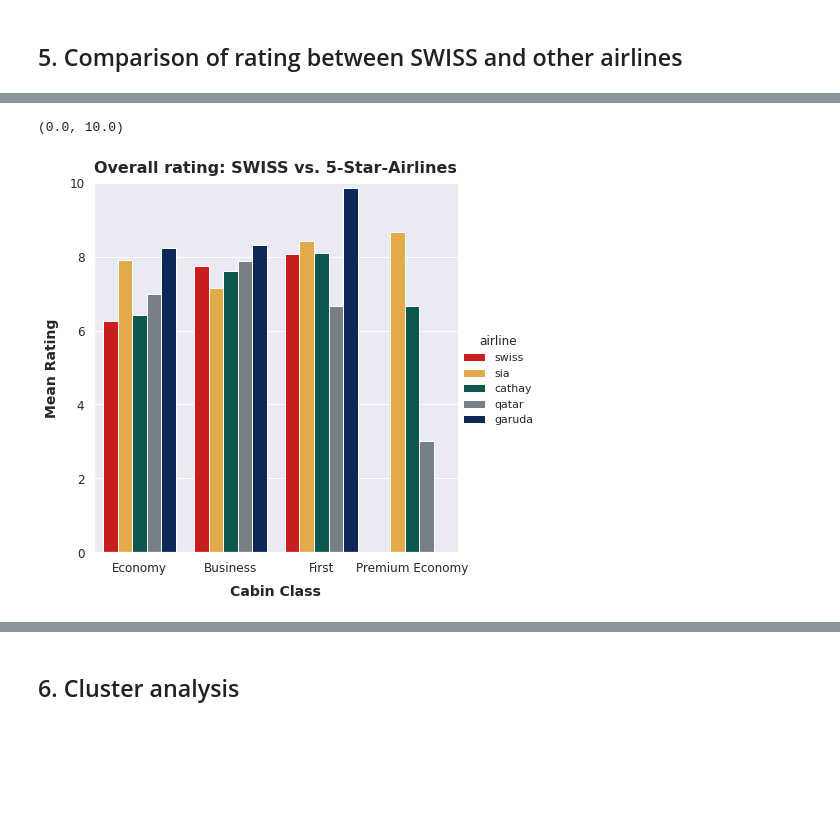
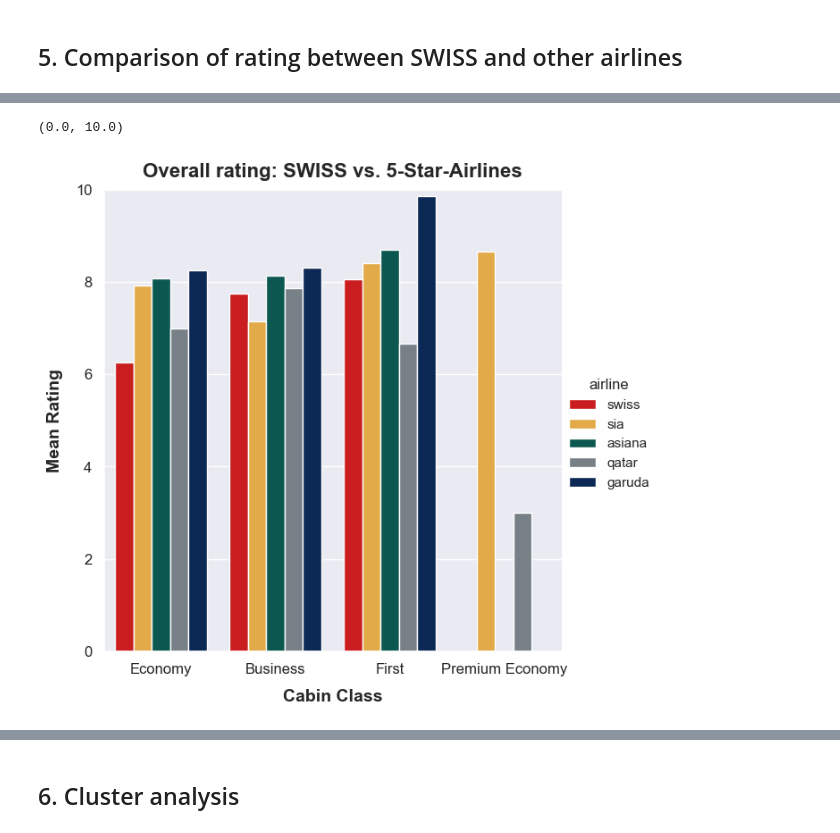
Before and after one commit to gremue/skytrax_analysis, a Jupyter notebook: Analysis.ipynb, the cells around one changed output, grey strips where cells are left out. Drawn from its saved outputs; the diff is of its cells as text; code cells hidden in the pictures; blank space fills up the shorter version.

```diff
--- a/Analysis.ipynb
+++ b/Analysis.ipynb
@@ -73,7 +73,7 @@ britishBlue = '#0035AD'
 groupPalette = {'lufthansa' : lufthansaBlue, 'swiss' : swissRed, 'austrian' : austrianBlue}
 
 fiveStarPalette = {'swiss' : swissRed, 'sia' : siaOrange,
-                   'cathay' : cathayGreen, 'qatar' : qatarGrey, 'garuda' : garudaBlue}
+                   'cathay' : cathayGreen, 'qatar' : qatarGrey, 'garuda' : garudaBlue, 'asiana' : cathayGreen}
 
 legacyPalette = {'swiss' : swissRed, 'american' : americanGray, 'united' : unitedBlue, 'delta' : deltaBlue}
 
@@ -550,7 +571,7 @@ groupSet = pd.concat([lhGroup['swiss'], lhGroup['lufthansa'], lhGroup['austrian'
 # Create data set for 5-Star airlines
 
 fiveStarSet = pd.concat([lhGroup['swiss'], fiveStar['sia'],
-                     fiveStar['cathay'], fiveStar['qatar'], fiveStar['garuda']])
+                     fiveStar['asiana'], fiveStar['qatar'], fiveStar['garuda']])
 
 # Create data set and color palette for legacy airlines
 
@@ -752,18 +795,19 @@ g.fig.tight_layout()
 # %%
 g = sns.catplot(
     data=fiveStarSet, kind="bar",
     x="cabin_flown", y="overall_rating", hue="airline", palette=fiveStarPalette,
-    height=6, ci=None, #legend_out=False
+    height=6, errorbar=None, #legend_out=False
 )
 
 g.ax.set_xlabel('Cabin Class', fontsize=14, fontweight='bold', labelpad=10)
 g.ax.set_ylabel('Mean Rating', fontsize=14, fontweight='bold', labelpad=10)
 g.ax.set_title('Overall rating: SWISS vs. 5-Star-Airlines',fontsize=16, fontweight='bold', pad=10)
 g.ax.tick_params(axis='both', which='major', labelsize=12)
 g.ax.set_ylim(0,10)
+#g.savefig('cabinClass5Star.png', dpi=300)
 # %% [output]
 (0.0, 10.0)
-[figure, old version]
+[figure, new version]
 # %%
 g = sns.catplot(
     data=legacySet, kind="bar",
```
Also changed, not shown: parts of 31 cells of this notebook.
